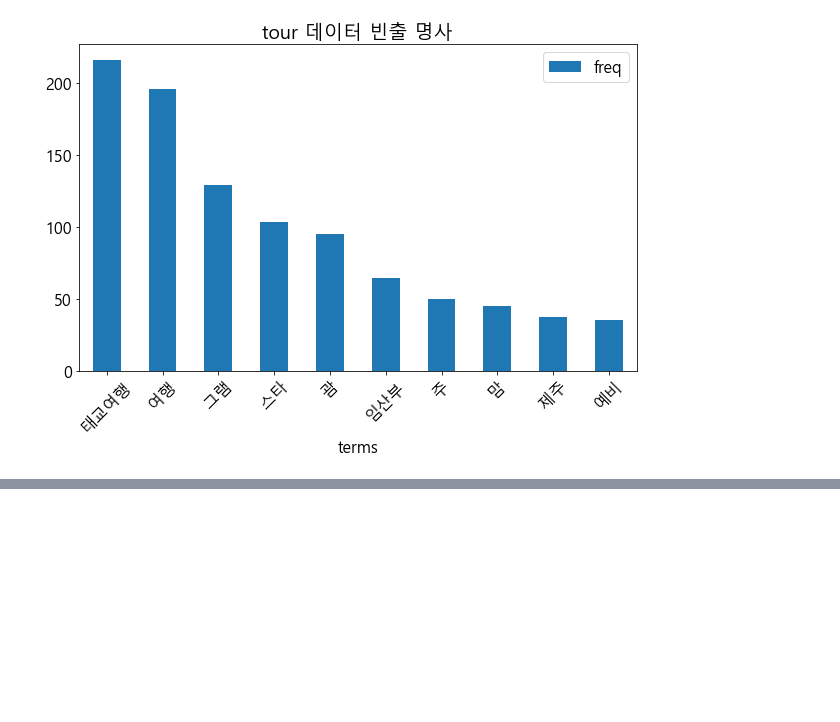
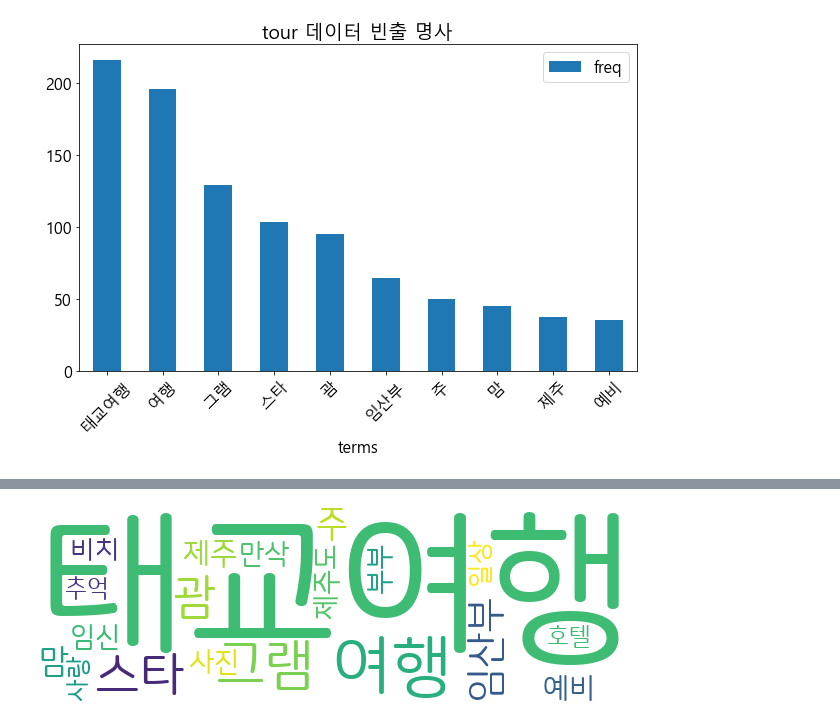
Before and after one commit to suhyehye/ADP-study, a Jupyter notebook: 모의고사/4회/3. 비정형 데이터마이닝.ipynb, the cells around one changed output, grey strips where cells are left out. Cells and saved outputs as stored; diff of their text form; code cells hidden in the pictures; blank space fills up the shorter version.

```diff
--- a/모의고사/4회/3. 비정형 데이터마이닝.ipynb
+++ b/모의고사/4회/3. 비정형 데이터마이닝.ipynb
@@ -75,0 +97,14 @@ plt.show()
+# %%
+#상위 20개 단어로 워드클라우드
+count_20 = Counter(nouns).most_common(20)
+count_20 = dict(count_20)
+
+
+
+wc = WordCloud(font_path = 'C:\\Windows\\Fonts\\NanumSquareRoundR.ttf',width = 600, height = 200,
+               scale = 1.0, max_font_size = 200, background_color = "#FFFFFF")
+wc.generate_from_frequencies(count_20)
+wc.to_file("태교여행 단어20.png")
+image('태교여행 단어20.png')
+# %% [output]
+[figure, added]
```
Also changed, not shown: parts of 1 cell of this notebook.
